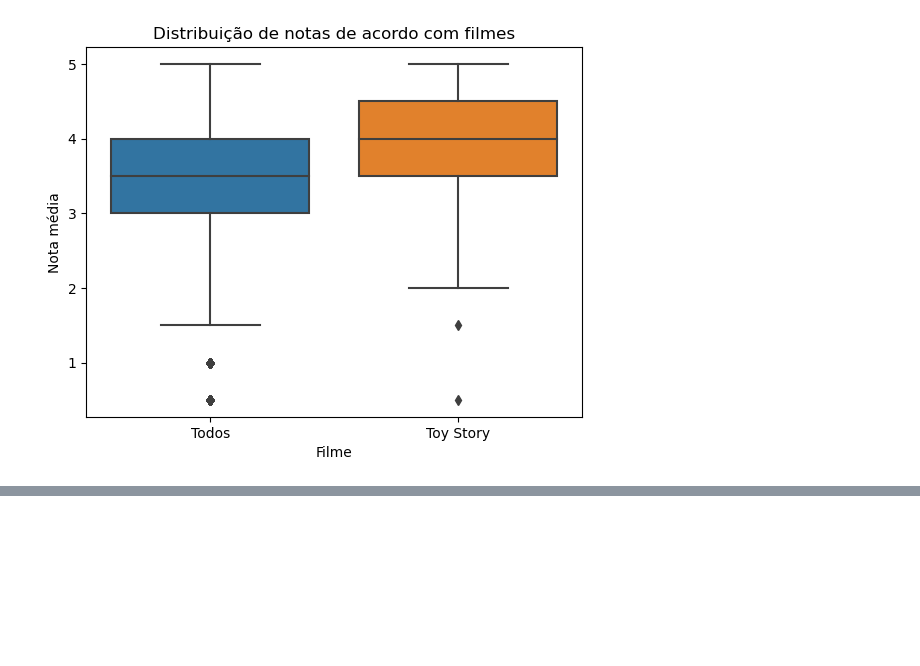
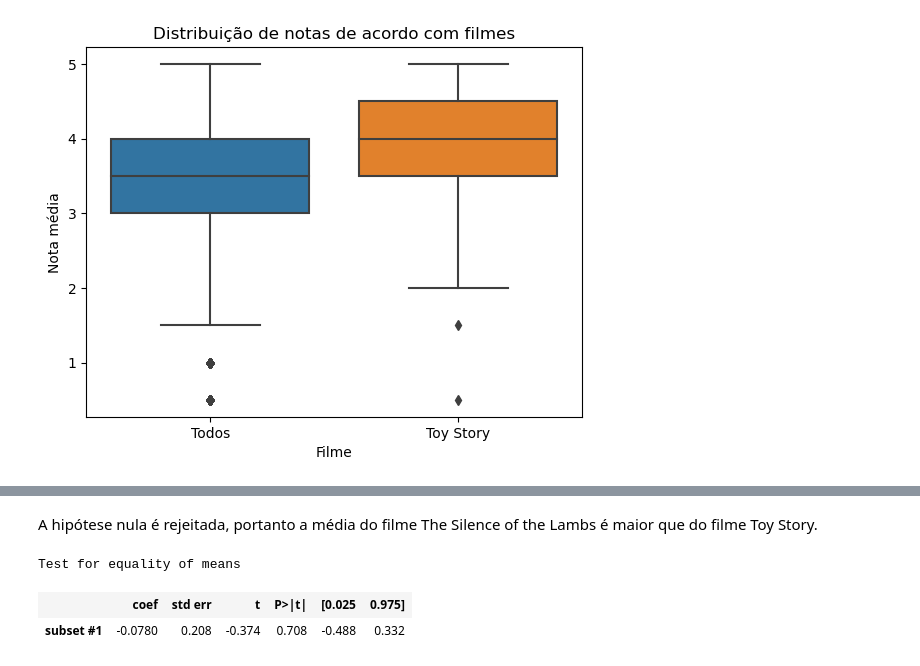
Before and after one commit to ledsouza/data-science-introducao-a-testes-estatisticos-com-python, a Jupyter notebook: DataScience_introducao_a_testes.ipynb, the cells around one changed output, grey strips where cells are left out. Saved outputs shown, nothing was run; the diff lists cells and outputs as text; code cells hidden in the pictures; blank space fills up the shorter version.

```diff
--- a/DataScience_introducao_a_testes.ipynb
+++ b/DataScience_introducao_a_testes.ipynb
@@ -374,0 +408,10 @@ ax.plot()
+# %% [markdown]
+A hipótese nula é rejeitada, portanto a média do filme The Silence of the Lambs é maior que do filme Toy Story.
+# %%
+descr_72226 = DescrStatsW(notas.query("movieId == 72226")['rating'])
+comparacao = descr_72226.get_compare(descr_593)
+comparacao.summary(use_t=True)
+# %% [output]
+Test for equality of means
+|  | coef | std err | t | P>|t| | [0.025 | 0.975] |
+| subset #1 | -0.0780 | 0.208 | -0.374 | 0.708 | -0.488 | 0.332 |
```
Also changed, not shown: parts of 13 cells of this notebook.
